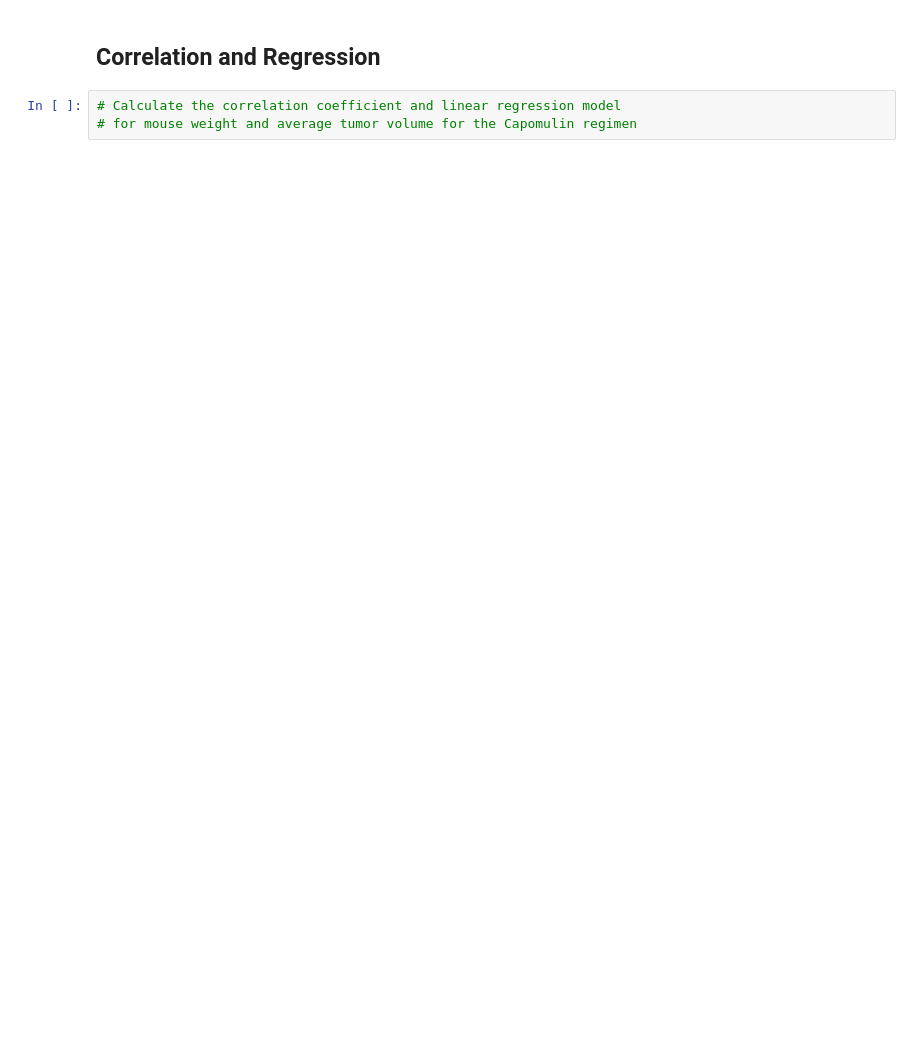
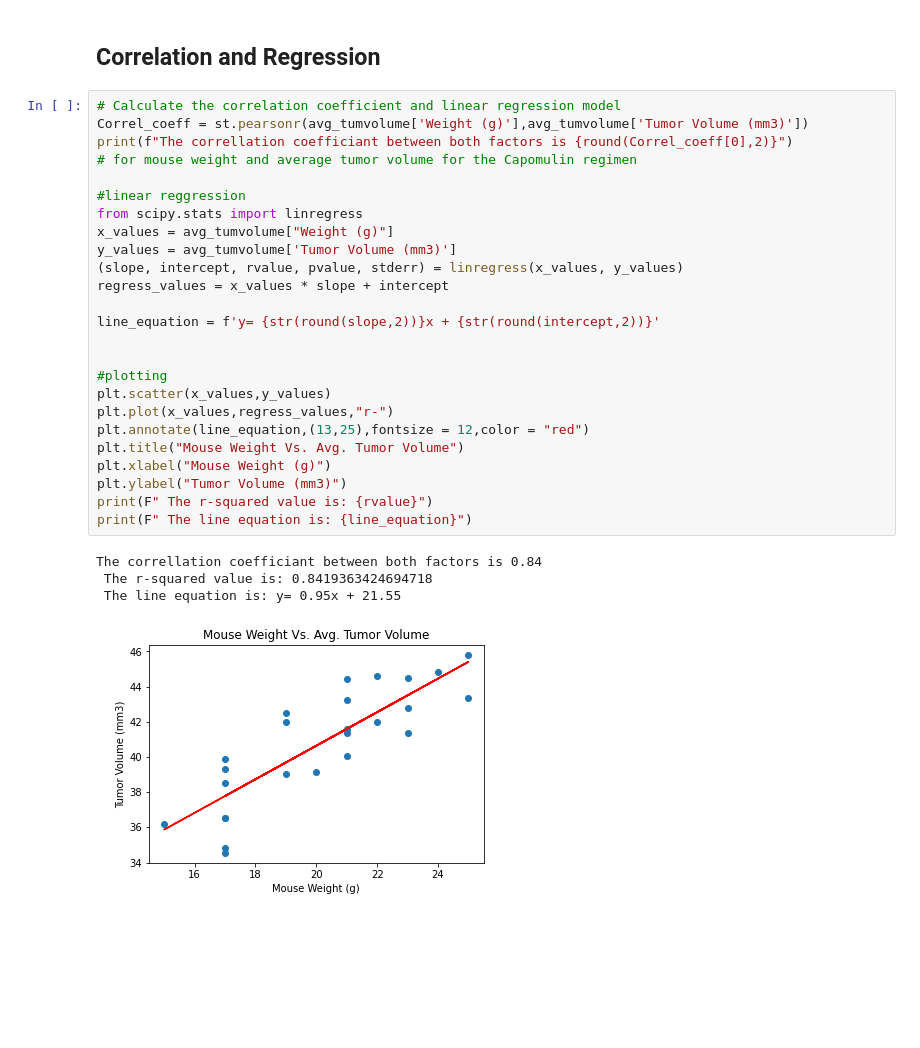
Before and after one commit to rclassit/Matplotlib---Challenge, a Jupyter notebook: pymaceuticals/Pymaceuticals/pymaceuticals_starter.ipynb, the cells around one changed output. Cells and saved outputs as stored; diff of their text form; blank space fills up the shorter version.

```diff
--- a/pymaceuticals/Pymaceuticals/pymaceuticals_starter.ipynb
+++ b/pymaceuticals/Pymaceuticals/pymaceuticals_starter.ipynb
@@ -259,5 +344,32 @@ Capomulin_merge.head()
 # %% [markdown]
 ## Correlation and Regression
-# %%
-# Calculate the correlation coefficient and linear regression model
-# for mouse weight and average tumor volume for the Capomulin regimen
+# %%
+# Calculate the correlation coefficient and linear regression model
+Correl_coeff = st.pearsonr(avg_tumvolume['Weight (g)'],avg_tumvolume['Tumor Volume (mm3)'])
+print(f"The correllation coefficiant between both factors is {round(Correl_coeff[0],2)}")
+# for mouse weight and average tumor volume for the Capomulin regimen
+
+#linear reggression
+from scipy.stats import linregress
+x_values = avg_tumvolume["Weight (g)"]
+y_values = avg_tumvolume['Tumor Volume (mm3)']
+(slope, intercept, rvalue, pvalue, stderr) = linregress(x_values, y_values)
+regress_values = x_values * slope + intercept
+
+line_equation = f'y= {str(round(slope,2))}x + {str(round(intercept,2))}'
+
+
+#plotting
+plt.scatter(x_values,y_values)
+plt.plot(x_values,regress_values,"r-")
+plt.annotate(line_equation,(13,25),fontsize = 12,color = "red")
+plt.title("Mouse Weight Vs. Avg. Tumor Volume")
+plt.xlabel("Mouse Weight (g)")
+plt.ylabel("Tumor Volume (mm3)")
+print(F" The r-squared value is: {rvalue}")
+print(F" The line equation is: {line_equation}")
+# %% [output]
+The correllation coefficiant between both factors is 0.84
+ The r-squared value is: 0.8419363424694718
+ The line equation is: y= 0.95x + 21.55
+[figure, added]
```
Also changed, not shown: parts of 10 cells of this notebook, 5 other files.
